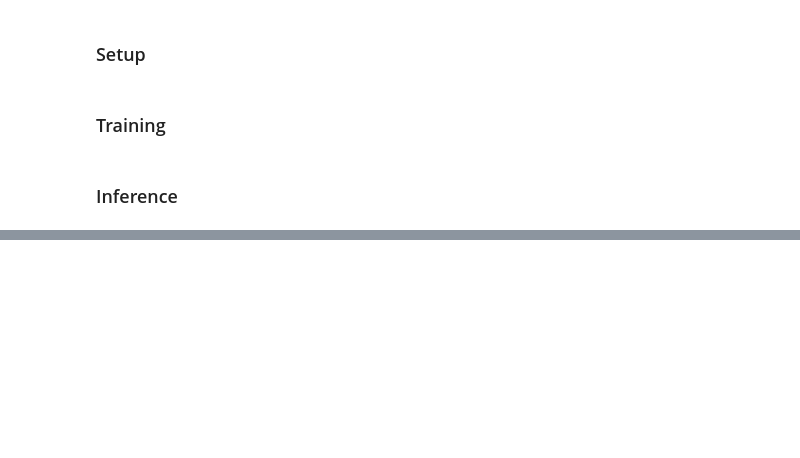
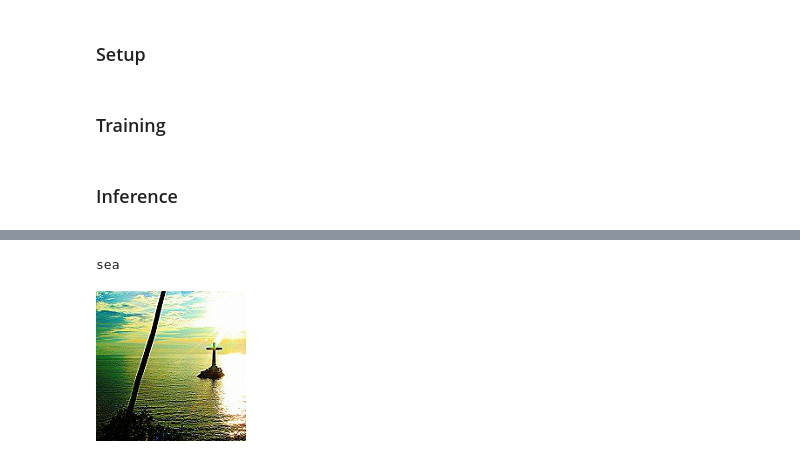
Before and after one commit to sudarshan85/adversarial_demo, a Jupyter notebook: natural_scene.ipynb, the cells around one changed output, grey strips where cells are left out. Drawn from its saved outputs; the diff is of its cells as text; code cells hidden in the pictures; blank space fills up the shorter version.

```diff
--- a/natural_scene.ipynb
+++ b/natural_scene.ipynb
@@ -302,0 +319,3 @@ Predicted Label: mountain
+# %%
+pred_clean = net.predict(imgs)
+pred_untargeted_adv = net.predict(adv_untargeted)
@@ -302,0 +330,6 @@ Predicted Label: mountain
+# %%
+print(train_ds.classes[pred_clean[idx]])
+for_disp(imgs[idx].cpu())
+# %% [output]
+sea
+[figure, added]
```
Also changed, not shown: parts of 28 cells of this notebook.
